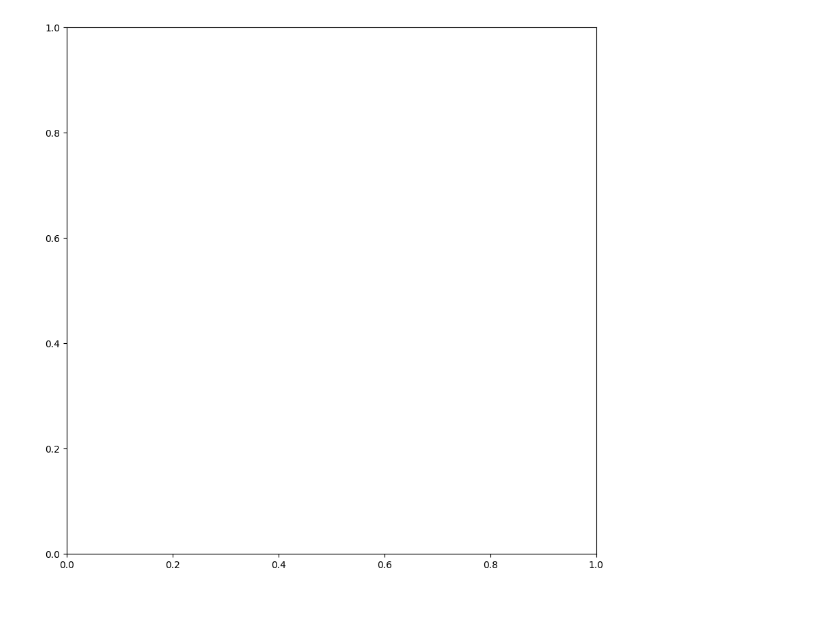
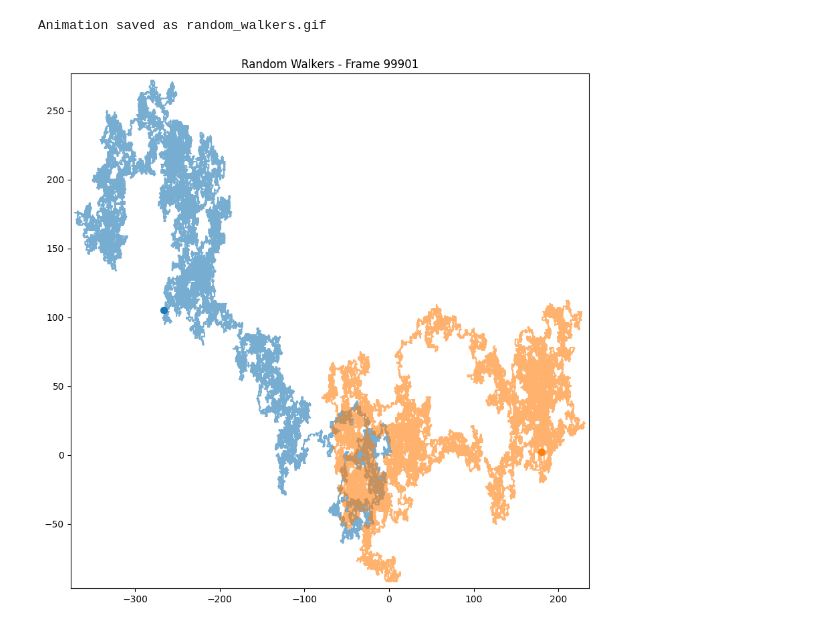
Before and after one commit to Akhalaji/Randomwalk, a Jupyter notebook: Random_Walk.ipynb, the cells around one changed output. Drawn from its saved outputs; the diff is of its cells as text; code cells hidden in the pictures.

```diff
--- a/Random_Walk.ipynb
+++ b/Random_Walk.ipynb
@@ -47,39 +47,3 @@ walker_2=Random_walk(2,10**5,1,[10,10])
-# %%
-from matplotlib.animation import PillowWriter
-
-
-def animate_walkers(walkers_list, dimension=2, interval=25, save_gif=False, filename='animation.gif'):
-    """
-    Creates an animated visualization of multiple random walkers.
-
-    Args:
-        walkers_list: list of walker trajectories (each walker is output from Random_walk)
-        dimension: 2 for 2D plot, 3 for 3D plot
-        interval: delay between frames in milliseconds
-        save_gif: whether to save animation as GIF
-        filename: name of the GIF file
-    """
-
-    if dimension == 2:
-        fig, ax = plt.subplots(figsize=(10, 10))
-
-        def update(frame):
-            ax.clear()
-            for walker in walkers_list:
-                ax.plot(walker[0][:frame], walker[1][:frame], alpha=0.6, linewidth=0.5)
-                ax.scatter(walker[0][frame-1], walker[1][frame-1], s=20)
-            ax.set_xlim(min([min(w[0]) for w in walkers_list])-5, max([max(w[0]) for w in walkers_list])+5)
-            ax.set_ylim(min([min(w[1]) for w in walkers_list])-5, max([max(w[1]) for w in walkers_list])+5)
-            ax.set_title(f'Random Walkers - Frame {frame}')
-
-        max_steps = len(walkers_list[0][0])
-        anim = FuncAnimation(fig, update, frames=range(1, max_steps, 100), interval=interval)
-
-        if save_gif:
-            anim.save(filename, writer=PillowWriter(fps=30))
-            print(f"Animation saved as {filename}")
-
-        plt.show()
 # %%
 def animate_walkers(walkers_list, dimension=2, interval=25, save_gif=False, filename='animation.gif'):
     """
@@ -99,9 +63,7 @@ def animate_walkers(walkers_list, dimension=2, interval=25, save_gif=False, file
         def update(frame):
             ax.clear()
             for walker in walkers_list:
-                # Plot full trail with fade effect
                 ax.plot(walker[0][:frame], walker[1][:frame], alpha=0.6, linewidth=1.5)
-                # Highlight current position
                 if frame > 0:
                     ax.scatter(walker[0][frame-1], walker[1][frame-1], s=50, zorder=5)
             ax.set_xlim(min([min(w[0]) for w in walkers_list])-5, max([max(w[0]) for w in walkers_list])+5)
@@ -124,9 +86,7 @@ def animate_walkers(walkers_list, dimension=2, interval=25, save_gif=False, file
         def update(frame):
             ax.clear()
             for walker in walkers_list:
-                # Plot full trail
                 ax.plot(walker[0][:frame], walker[1][:frame], walker[2][:frame], alpha=0.6, linewidth=1.5)
-                # Highlight current position
                 if frame > 0:
                     ax.scatter(walker[0][frame-1], walker[1][frame-1], walker[2][frame-1], s=50, zorder=5)
             ax.set_title(f'Random Walkers 3D - Frame {frame}')
@@ -134,12 +94,13 @@ def animate_walkers(walkers_list, dimension=2, interval=25, save_gif=False, file
         max_steps = len(walkers_list[0][0])
         anim = FuncAnimation(fig, update, frames=range(1, max_steps, 100), interval=interval)
 
-        if save_gif:
+        if save_gif == True:
             anim.save(filename, writer=PillowWriter(fps=30))
             print(f"Animation saved as {filename}")
 
         plt.show()
 # %%
-animate_walkers([walker_1, walker_2], dimension=2, interval=25)
+animate_walkers([walker_1, walker_2], dimension=2, save_gif=True, interval=25, filename='random_walkers.gif')
 # %% [output]
+Animation saved as random_walkers.gif
-[figure, old version]
+[figure, new version]
```
Also changed, not shown: parts of 1 cell of this notebook.
